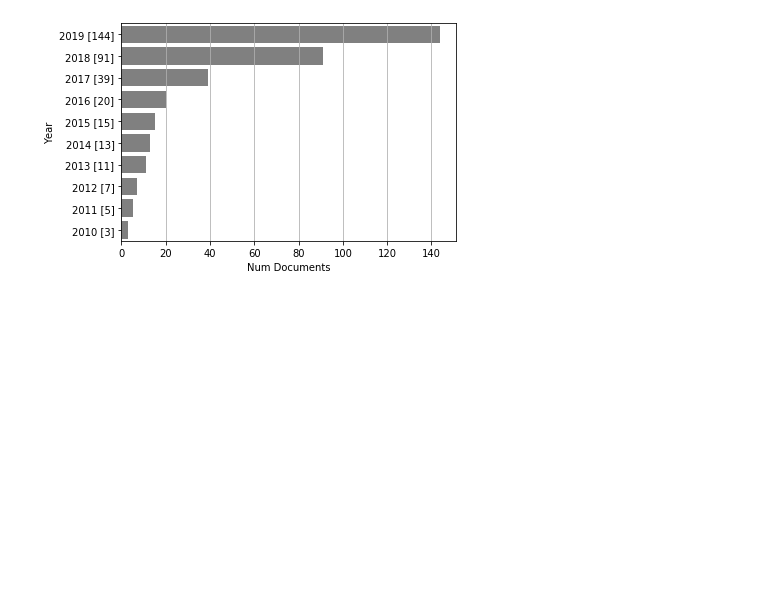
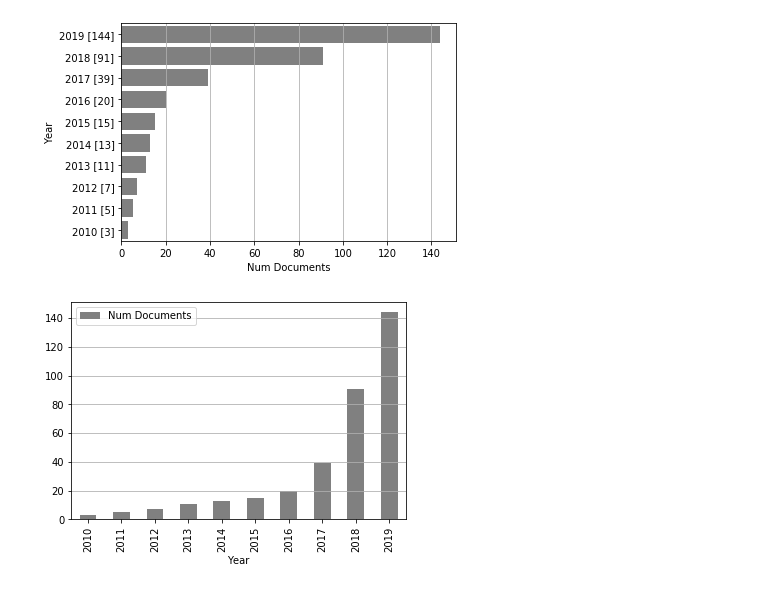
Before and after one commit to jdvelasq/techminer-old-deprecated, a Jupyter notebook: guide/tutorial/10-documents-by-year.ipynb, the cells around one changed output. Cells and saved outputs as stored; diff of their text form; code cells hidden in the pictures; blank space fills up the shorter version.

Commit message:
x-grid in barplot

```diff
--- a/guide/tutorial/10-documents-by-year.ipynb
+++ b/guide/tutorial/10-documents-by-year.ipynb
@@ -74,3 +74,7 @@ rdf.documents_by_year(cumulative=True).barhplot(library='altair')
 rdf.documents_by_year(cumulative=True).barhplot(library='seaborn')
 # %% [output]
 [figure]
+# %%
+rdf.documents_by_year(cumulative=True).barplot()
+# %% [output]
+[figure, added]
```
Also changed, not shown: parts of 2 cells of this notebook, 2 other files.
